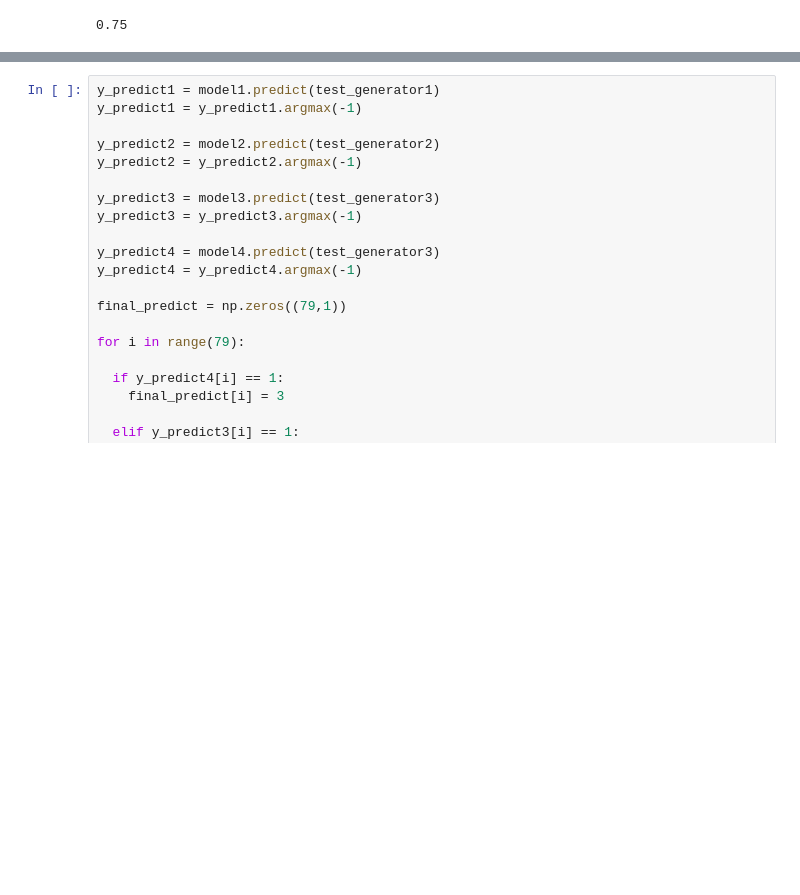
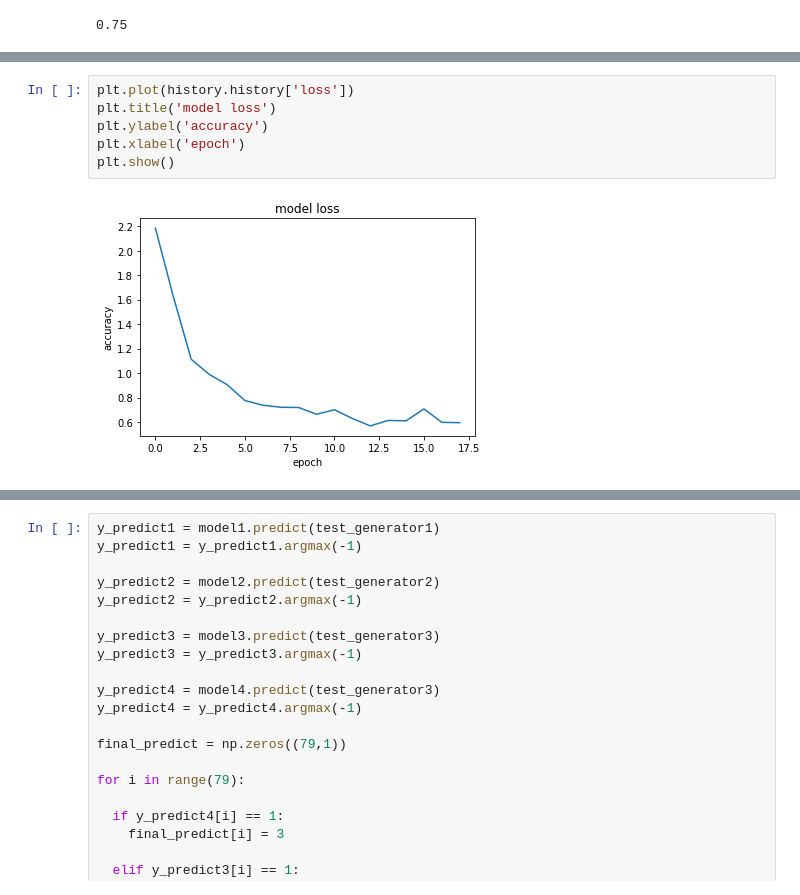
Before and after one commit to mahdi943/Resnet-binary, a Jupyter notebook: Resnet_Full_Training_brain.ipynb, the cells around one changed output, grey strips where cells are left out. Saved outputs shown, nothing was run; the diff lists cells and outputs as text; blank space fills up the shorter version.

```diff
--- a/Resnet_Full_Training_brain.ipynb
+++ b/Resnet_Full_Training_brain.ipynb
@@ -474,0 +480,8 @@ Epoch 6/20
+# %%
+plt.plot(history.history['loss'])
+plt.title('model loss')
+plt.ylabel('accuracy')
+plt.xlabel('epoch')
+plt.show()
+# %% [output]
+[figure, added]
```
Also changed, not shown: parts of 5 cells of this notebook.
